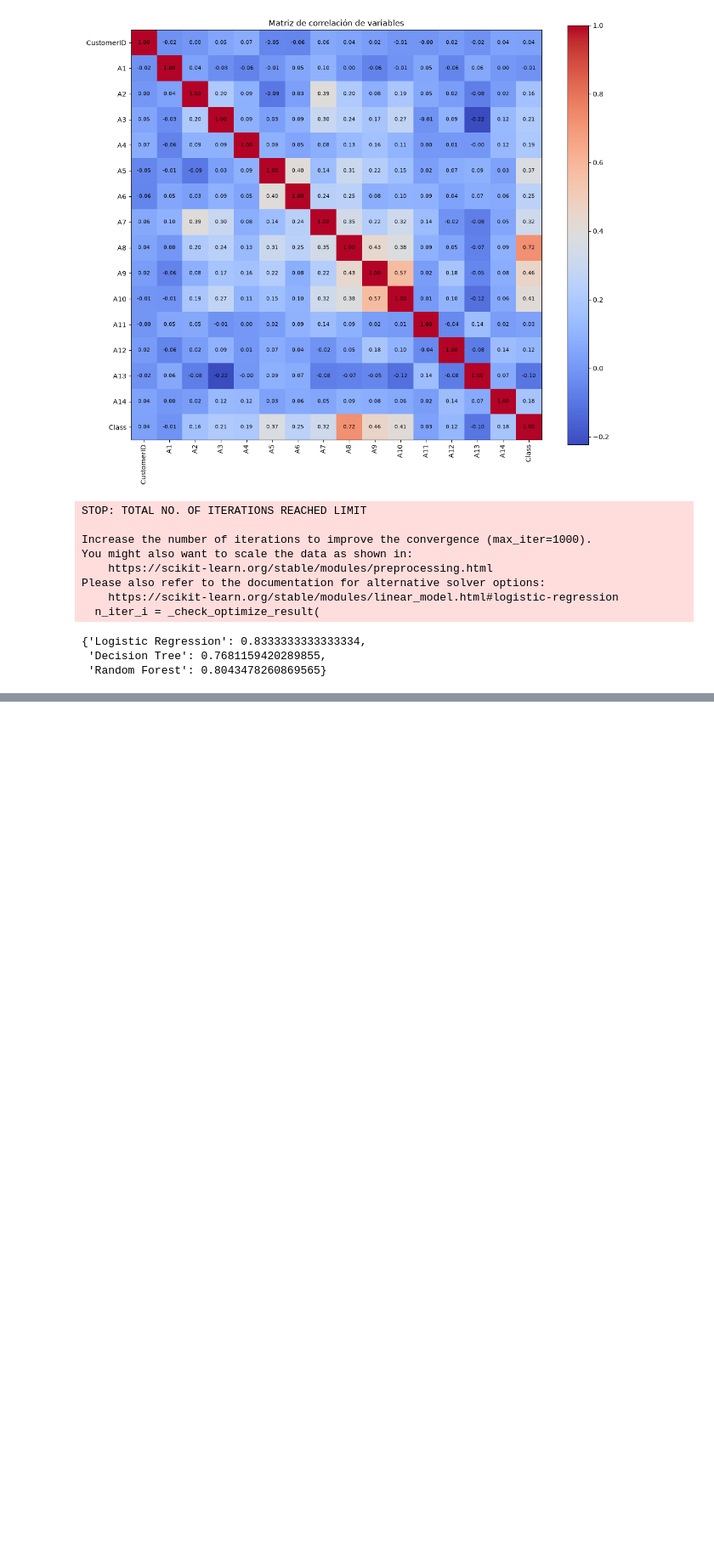
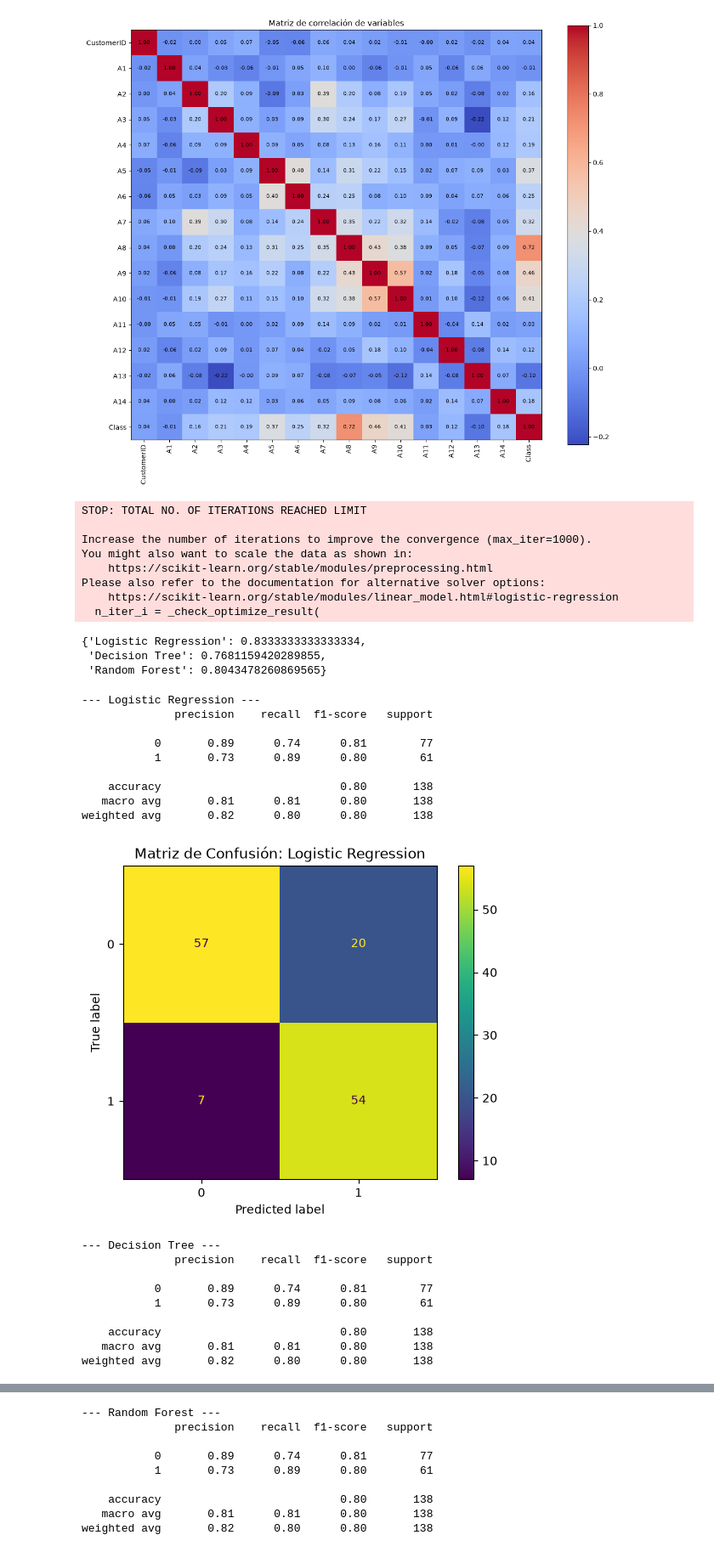
Before and after one commit to francisconimarvin/DataScience_Exam, a Jupyter notebook: Examen_Marvin_Francisconi__Ricardo_Illanes.ipynb, the cells around one changed output, grey strips where cells are left out. Shown at 85% size. Cells and saved outputs as stored; diff of their text form; code cells hidden in the pictures; blank space fills up the shorter version.

Commit message:
Features, models and EDA

```diff
--- a/Examen_Marvin_Francisconi__Ricardo_Illanes.ipynb
+++ b/Examen_Marvin_Francisconi__Ricardo_Illanes.ipynb
@@ -274,3 +274,38 @@ Please also refer to the documentation for alternative solver options:
 {'Logistic Regression': 0.8333333333333334,
  'Decision Tree': 0.7681159420289855,
  'Random Forest': 0.8043478260869565}
+# %%
+from sklearn.metrics import confusion_matrix, classification_report, ConfusionMatrixDisplay
+import matplotlib.pyplot as plt
+
+for name, model in models.items():
+    # ... (tu código de fit y predict)
+    print(f"--- {name} ---")
+    print(classification_report(y_test, prediction))
+
+    # Matriz de confusión visual
+    cm = confusion_matrix(y_test, prediction)
+    disp = ConfusionMatrixDisplay(confusion_matrix=cm)
+    disp.plot()
+    plt.title(f"Matriz de Confusión: {name}")
+    plt.show()
+# %% [output]
+--- Logistic Regression ---
+              precision    recall  f1-score   support
+
+           0       0.89      0.74      0.81        77
+           1       0.73      0.89      0.80        61
+
+    accuracy                           0.80       138
+   macro avg       0.81      0.81      0.80       138
+weighted avg       0.82      0.80      0.80       138
+[figure, added]
+--- Decision Tree ---
+              precision    recall  f1-score   support
+
+           0       0.89      0.74      0.81        77
+           1       0.73      0.89      0.80        61
+
+    accuracy                           0.80       138
+   macro avg       0.81      0.81      0.80       138
+weighted avg       0.82      0.80      0.80       138
@@ -276,0 +313,9 @@ Please also refer to the documentation for alternative solver options:
+--- Random Forest ---
+              precision    recall  f1-score   support
+
+           0       0.89      0.74      0.81        77
+           1       0.73      0.89      0.80        61
+
+    accuracy                           0.80       138
+   macro avg       0.81      0.81      0.80       138
+weighted avg       0.82      0.80      0.80       138
```
Also changed, not shown: parts of 3 cells of this notebook.
